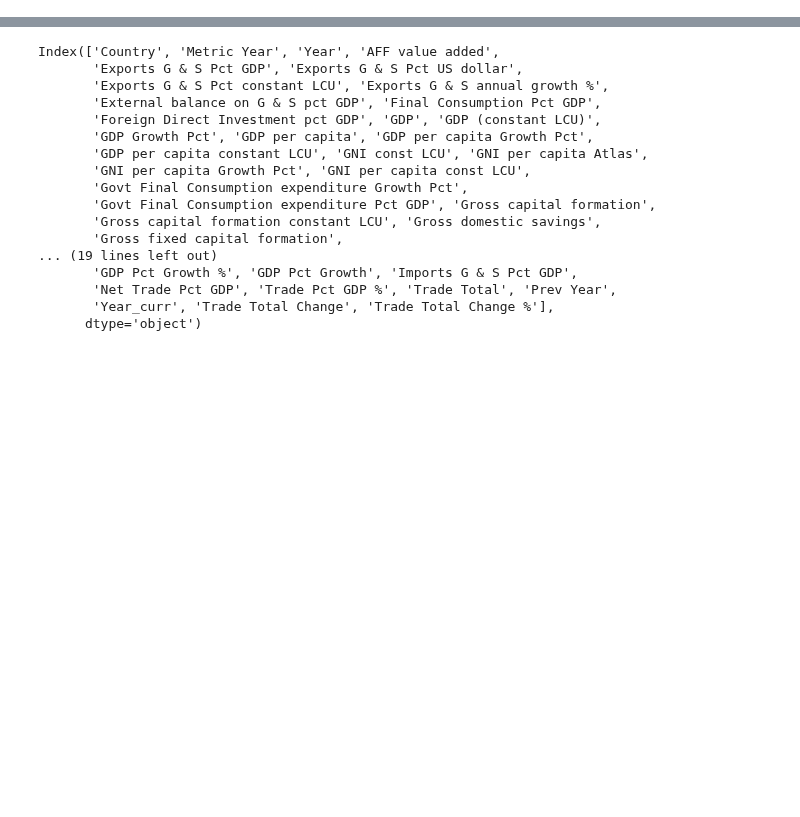
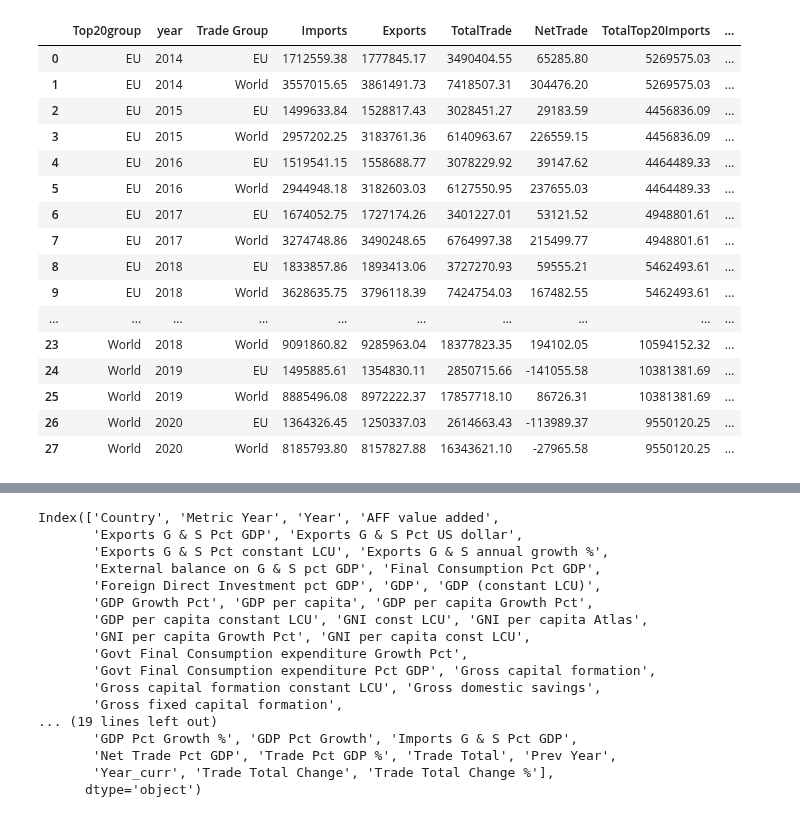
Before and after one commit to tuneman7/w209_spring_2022_thu_4_pm_team_4_web, a Jupyter notebook: eda_using_libraries_jp.ipynb, the cells around one changed output, grey strips where cells are left out. Cells and saved outputs as stored; diff of their text form; code cells hidden in the pictures; blank space fills up the shorter version.

Commit message:
jp eu analysis data

```diff
--- a/eda_using_libraries_jp.ipynb
+++ b/eda_using_libraries_jp.ipynb
@@ -10,3 +13,23 @@ my_data = Import_Export_Data()
 my_altair.get_time_series_gdp_chart("United States")
 # %% [output]
 [interactive output not drawn]
+# %%
+my_data.get_eu_trade_data_pcts()
+# %% [output]
+|  | Top20group | year | Trade Group | Imports | Exports | TotalTrade | NetTrade | TotalTop20Imports | ... |
+| 0 | EU | 2014 | EU | 1712559.38 | 1777845.17 | 3490404.55 | 65285.80 | 5269575.03 | ... |
+| 1 | EU | 2014 | World | 3557015.65 | 3861491.73 | 7418507.31 | 304476.20 | 5269575.03 | ... |
+| 2 | EU | 2015 | EU | 1499633.84 | 1528817.43 | 3028451.27 | 29183.59 | 4456836.09 | ... |
+| 3 | EU | 2015 | World | 2957202.25 | 3183761.36 | 6140963.67 | 226559.15 | 4456836.09 | ... |
+| 4 | EU | 2016 | EU | 1519541.15 | 1558688.77 | 3078229.92 | 39147.62 | 4464489.33 | ... |
+| 5 | EU | 2016 | World | 2944948.18 | 3182603.03 | 6127550.95 | 237655.03 | 4464489.33 | ... |
+| 6 | EU | 2017 | EU | 1674052.75 | 1727174.26 | 3401227.01 | 53121.52 | 4948801.61 | ... |
+| 7 | EU | 2017 | World | 3274748.86 | 3490248.65 | 6764997.38 | 215499.77 | 4948801.61 | ... |
+| 8 | EU | 2018 | EU | 1833857.86 | 1893413.06 | 3727270.93 | 59555.21 | 5462493.61 | ... |
+| 9 | EU | 2018 | World | 3628635.75 | 3796118.39 | 7424754.03 | 167482.55 | 5462493.61 | ... |
+| ... | ... | ... | ... | ... | ... | ... | ... | ... | ... |
+| 23 | World | 2018 | World | 9091860.82 | 9285963.04 | 18377823.35 | 194102.05 | 10594152.32 | ... |
+| 24 | World | 2019 | EU | 1495885.61 | 1354830.11 | 2850715.66 | -141055.58 | 10381381.69 | ... |
+| 25 | World | 2019 | World | 8885496.08 | 8972222.37 | 17857718.10 | 86726.31 | 10381381.69 | ... |
+| 26 | World | 2020 | EU | 1364326.45 | 1250337.03 | 2614663.43 | -113989.37 | 9550120.25 | ... |
+| 27 | World | 2020 | World | 8185793.80 | 8157827.88 | 16343621.10 | -27965.58 | 9550120.25 | ... |
```
Also changed, not shown: parts of 12 cells of this notebook, 1 other file.
